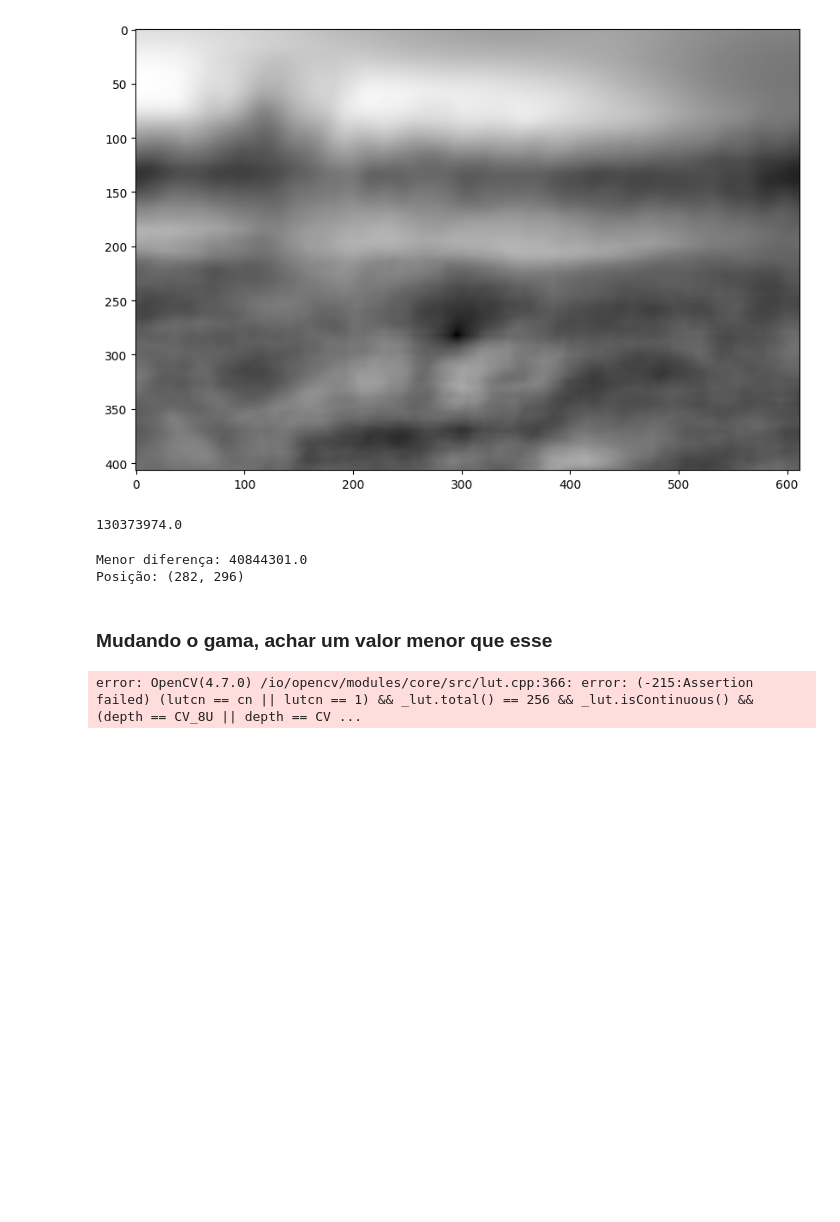
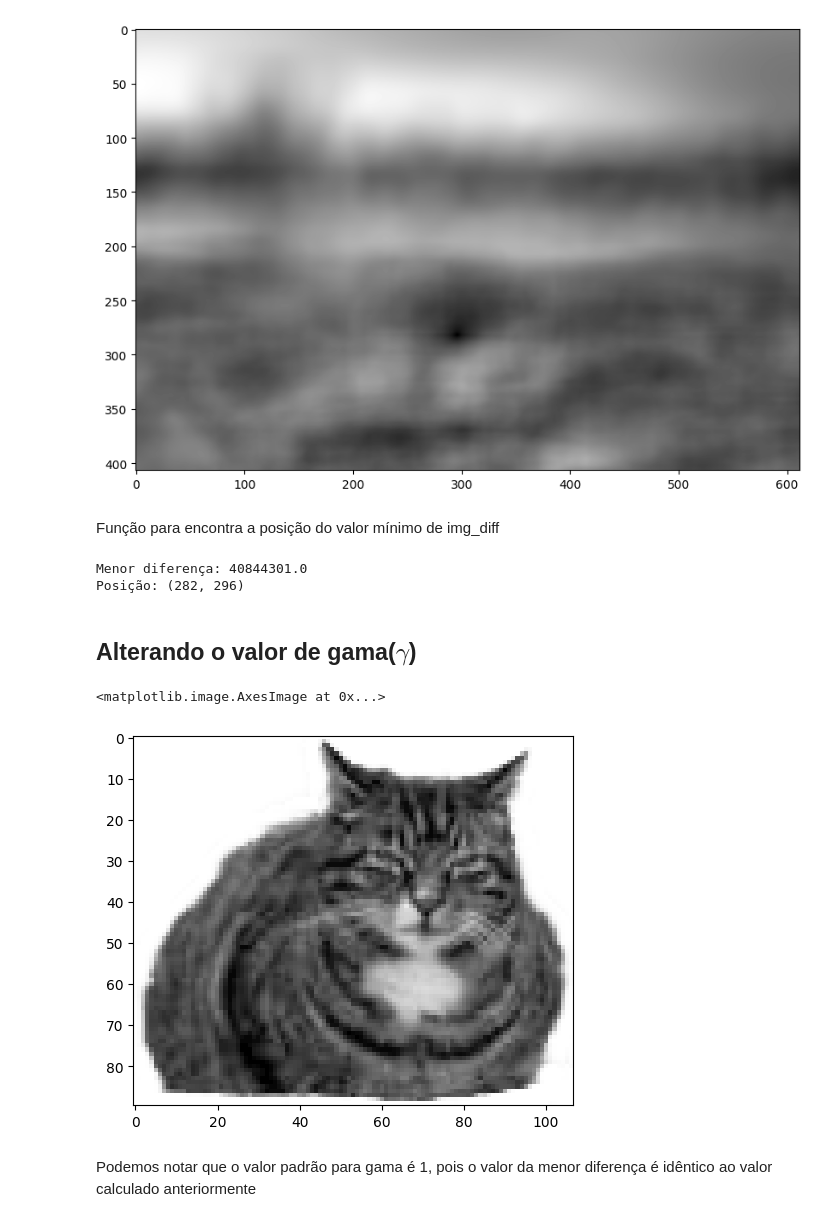
Before and after one commit to brunol-pereira/PDI, a Jupyter notebook: Trabalho2/LocObjetoGama.ipynb, the cells around one changed output. Saved outputs shown, nothing was run; the diff lists cells and outputs as text; code cells hidden in the pictures; blank space fills up the shorter version.

```diff
--- a/Trabalho2/LocObjetoGama.ipynb
+++ b/Trabalho2/LocObjetoGama.ipynb
@@ -52,9 +55,7 @@ plt.imshow(img_diff, 'gray')
 # %% [output]
 <matplotlib.image.AxesImage at 0x...>
 [figure]
-# %%
-print(img_diff[300,300])
-# %% [output]
-130373974.0
+# %% [markdown]
+Função para encontra a posição do valor mínimo de img_diff
 # %%
 def find_minimum(img):
@@ -74,5 +74,3 @@ print('Posição: {}'.format(index))
 # %% [output]
 Menor diferença: 40844301.0
 Posição: (282, 296)
-# %% [markdown]
-### Mudando o gama, achar um valor menor que esse
@@ -93,4 +77,15 @@ def adjust_gamma(image, gamma):
-# %%
-img_gama1, _ = adjust_gamma(img_o, 1)
-# %% [output]
-error: OpenCV(4.7.0) /io/opencv/modules/core/src/lut.cpp:366: error: (-215:Assertion failed) (lutcn == cn || lutcn == 1) && _lut.total() == 256 && _lut.isContinuous() && (depth == CV_8U || depth == CV ...
+# %% [markdown]
+## Alterando o valor de gama($\gamma$)
+# %%
+# Definir o valor de gama
+gamma = 1.5
+
+# Aplicar a transformação de gama à imagem
+img_gama = (255 * (img_o / 255) ** (1 / gamma)).astype(np.uint8)
+
+plt.imshow(img_gama, 'gray')
+# %% [output]
+<matplotlib.image.AxesImage at 0x...>
+[figure, added]
+# %% [markdown]
+Podemos notar que o valor padrão para gama é 1, pois o valor da menor diferença é idêntico ao valor calculado anteriormente
```
Also changed, not shown: parts of 18 cells of this notebook, 1 other file.
